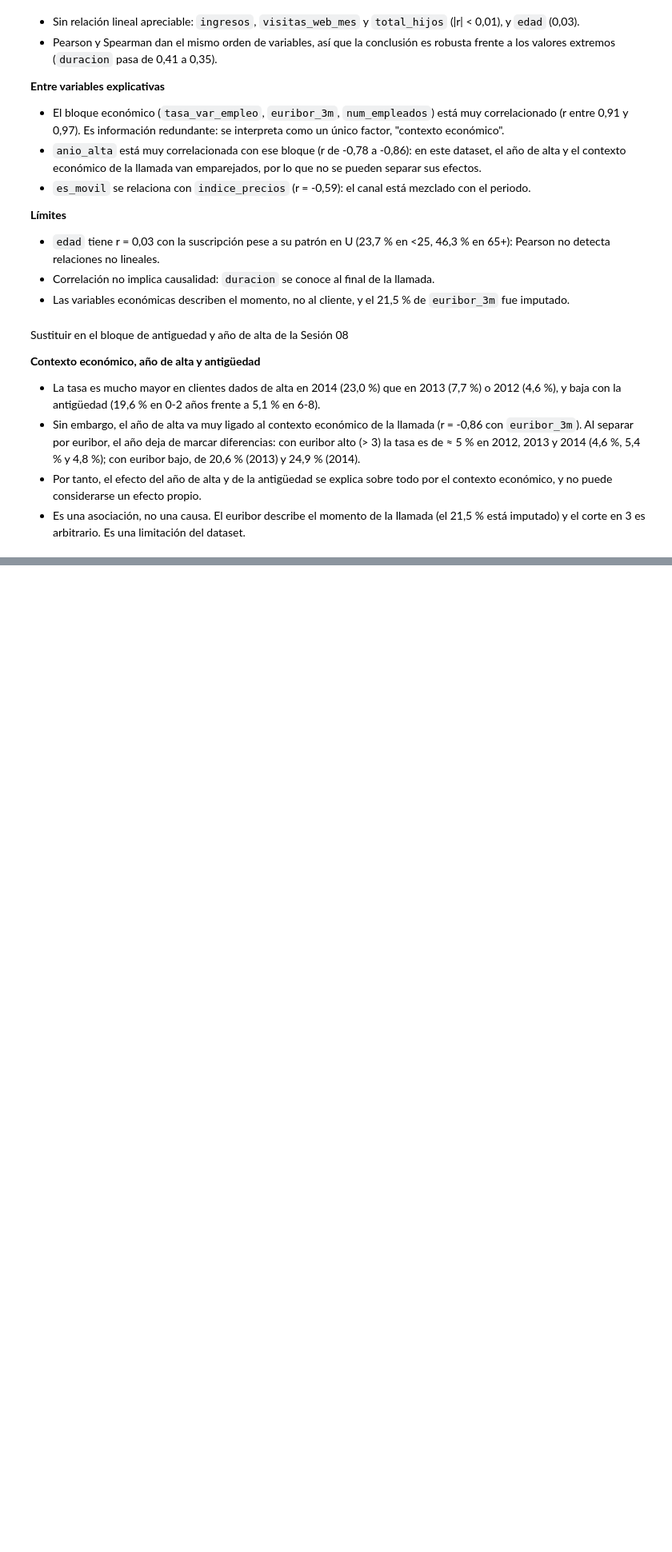
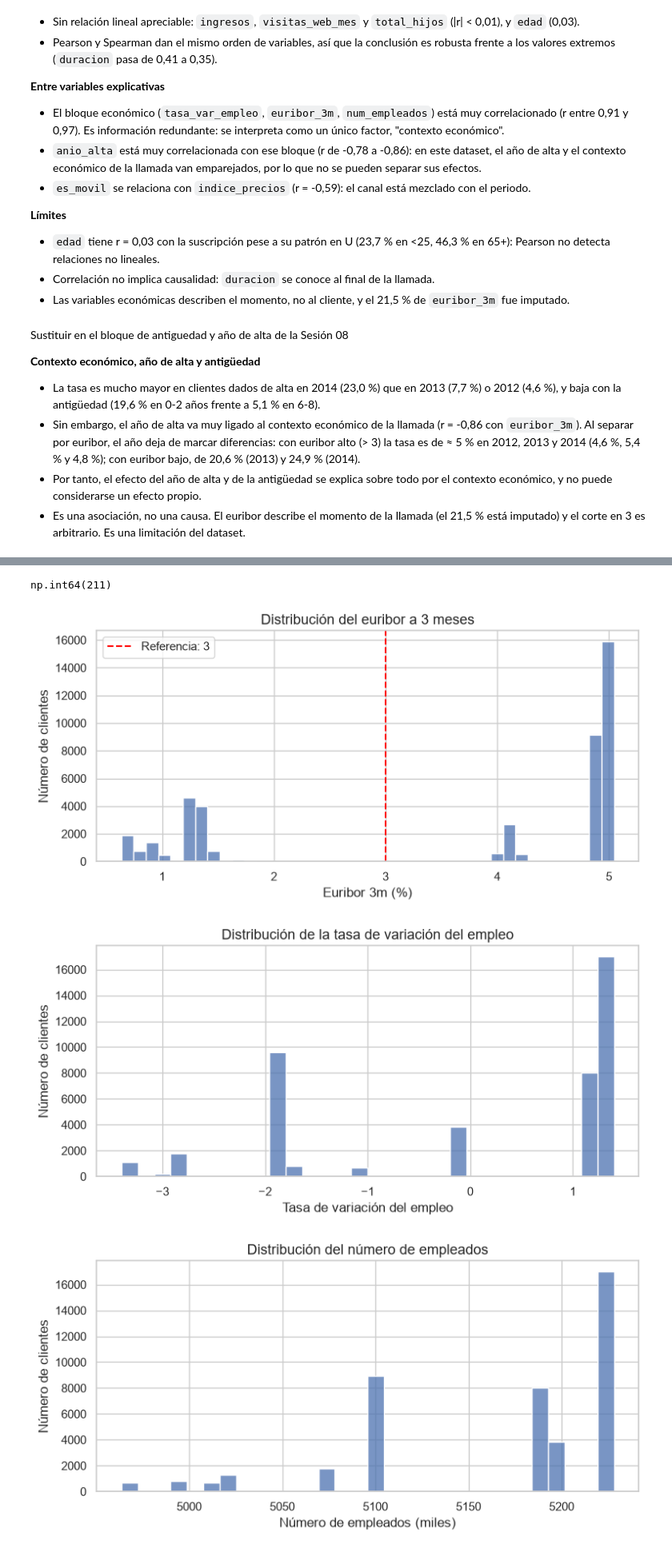
Before and after one commit to AntonioRojasBoquizo/00_da_p04_v01, a Jupyter notebook: notebooks/03_analisis_y_visualizacion.ipynb, the cells around one changed output, grey strips where cells are left out. Shown at 80% size. Drawn from its saved outputs; the diff is of its cells as text; code cells hidden in the pictures; blank space fills up the shorter version.

```diff
--- a/notebooks/03_analisis_y_visualizacion.ipynb
+++ b/notebooks/03_analisis_y_visualizacion.ipynb
@@ -624,0 +659,12 @@ Sustituir en el bloque de antiguedad y año de alta de la Sesión 08
+# %%
+(df["duracion"] > 1500).sum()
+# %% [output]
+np.int64(211)
+# %%
+histograma(df, "euribor_3m", "Distribución del euribor a 3 meses", "Euribor 3m (%)", bins=40, linea=3)
+histograma(df, "tasa_var_empleo", "Distribución de la tasa de variación del empleo", "Tasa de variación del empleo", bins=30)
+histograma(df, "num_empleados", "Distribución del número de empleados", "Número de empleados (miles)", bins=30)
+# %% [output]
+[figure, added]
+[figure, added]
+[figure, added]
```
Also changed, not shown: parts of 14 cells of this notebook.
